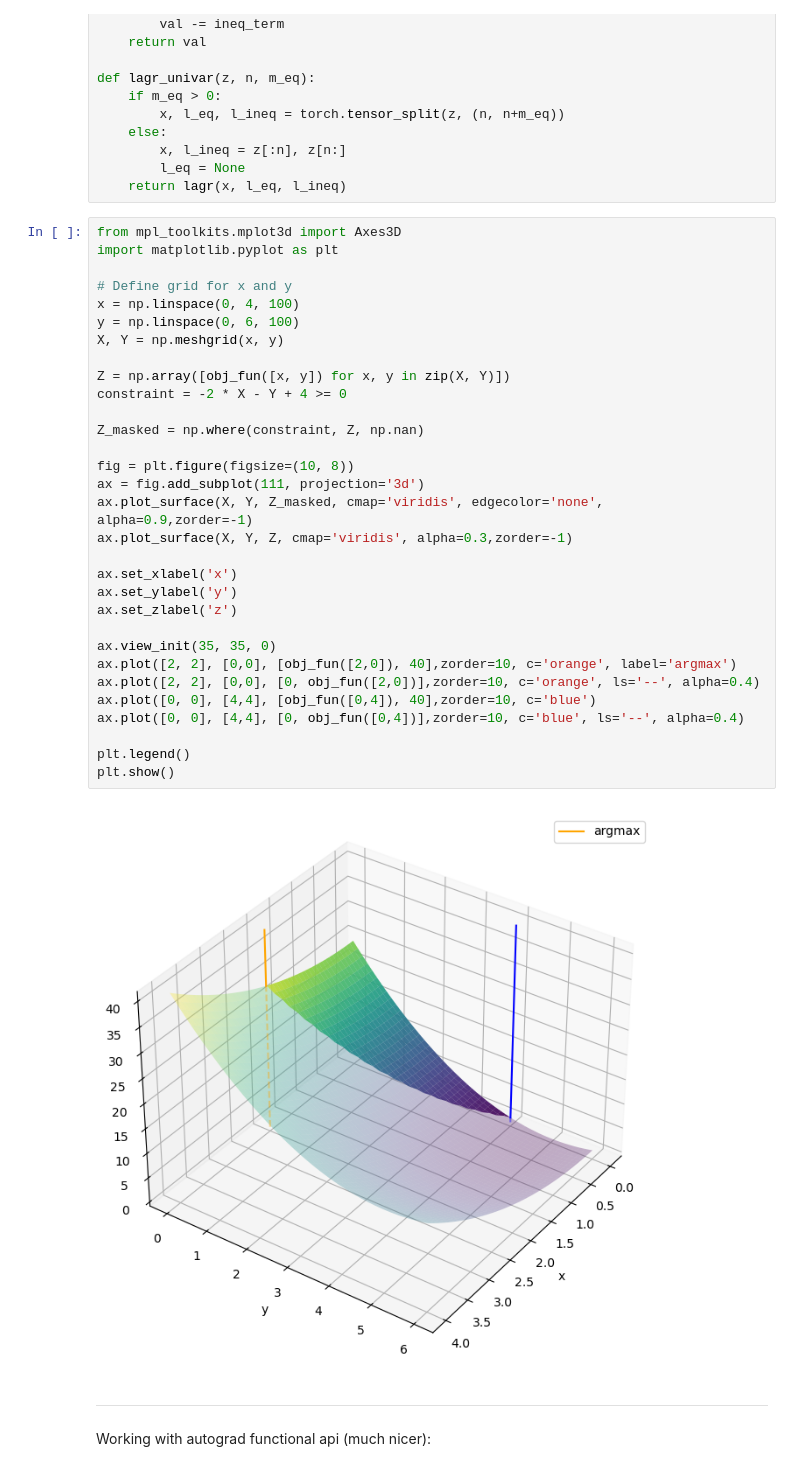
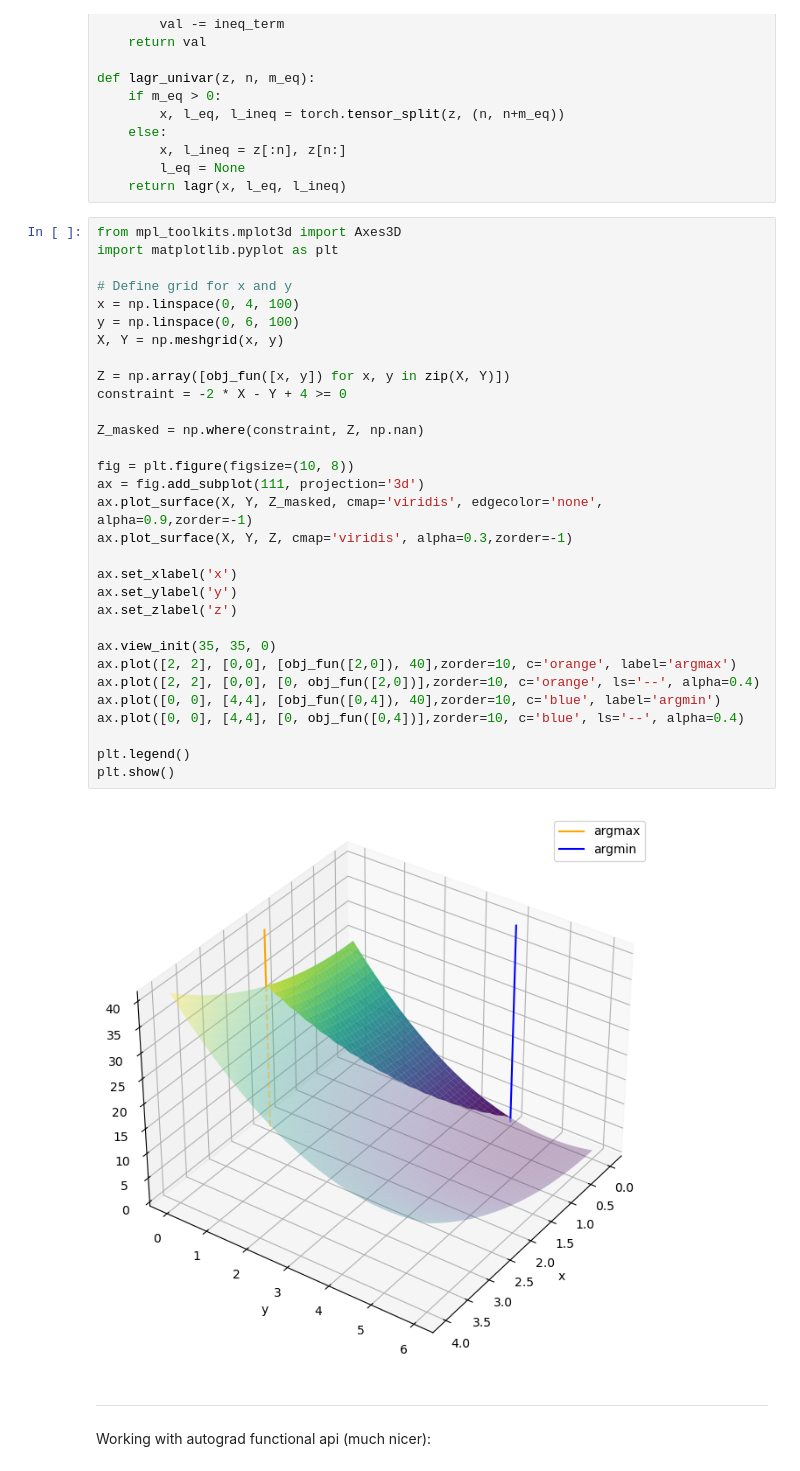
Before and after one commit to andrewklayk/tame-optimization, a Jupyter notebook: tame-lagr.ipynb, the cells around one changed output. Saved outputs shown, nothing was run; the diff lists cells and outputs as text.

```diff
--- a/tame-lagr.ipynb
+++ b/tame-lagr.ipynb
@@ -92,35 +92,35 @@ def lagr_univar(z, n, m_eq):
 from mpl_toolkits.mplot3d import Axes3D
 import matplotlib.pyplot as plt
 
 # Define grid for x and y
 x = np.linspace(0, 4, 100)
 y = np.linspace(0, 6, 100)
 X, Y = np.meshgrid(x, y)
 
 Z = np.array([obj_fun([x, y]) for x, y in zip(X, Y)])
 constraint = -2 * X - Y + 4 >= 0
 
 Z_masked = np.where(constraint, Z, np.nan)
 
 fig = plt.figure(figsize=(10, 8))
 ax = fig.add_subplot(111, projection='3d')
 ax.plot_surface(X, Y, Z_masked, cmap='viridis', edgecolor='none', alpha=0.9,zorder=-1)
 ax.plot_surface(X, Y, Z, cmap='viridis', alpha=0.3,zorder=-1)
 
 ax.set_xlabel('x')
 ax.set_ylabel('y')
 ax.set_zlabel('z')
 
 ax.view_init(35, 35, 0)
 ax.plot([2, 2], [0,0], [obj_fun([2,0]), 40],zorder=10, c='orange', label='argmax')
 ax.plot([2, 2], [0,0], [0, obj_fun([2,0])],zorder=10, c='orange', ls='--', alpha=0.4)
-ax.plot([0, 0], [4,4], [obj_fun([0,4]), 40],zorder=10, c='blue')
+ax.plot([0, 0], [4,4], [obj_fun([0,4]), 40],zorder=10, c='blue', label='argmin')
 ax.plot([0, 0], [4,4], [0, obj_fun([0,4])],zorder=10, c='blue', ls='--', alpha=0.4)
 
 plt.legend()
 plt.show()
 # %% [output]
-[figure, old version]
+[figure, new version]
 # %% [markdown]
 ***
 Working with autograd functional api (much nicer):
```
Also changed, not shown: parts of 2 cells of this notebook.
